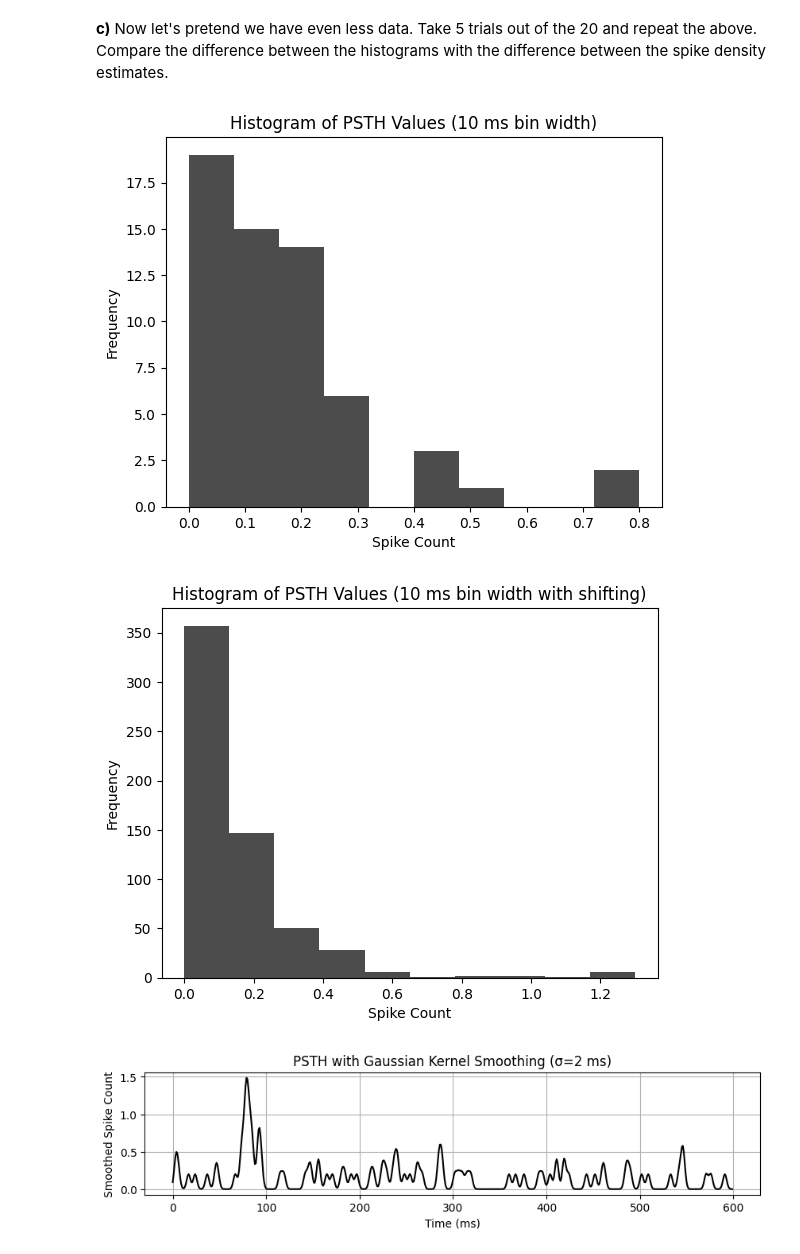
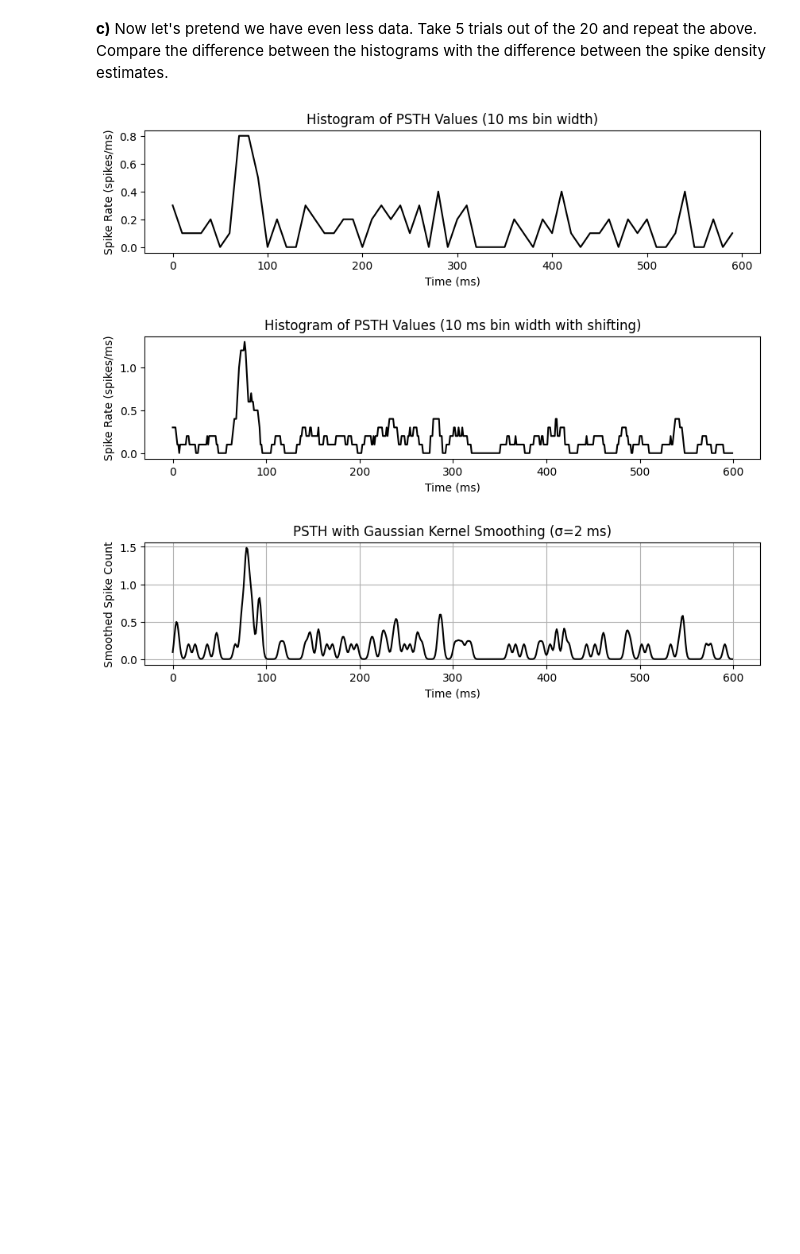
Before and after one commit to AtharvSuryawanshi/WP-5-Neural-Code, a Jupyter notebook: Exercises/Exercise_04.ipynb, the cells around one changed output. Cells and saved outputs as stored; diff of their text form; code cells hidden in the pictures; blank space fills up the shorter version.

```diff
--- a/Exercises/Exercise_04.ipynb
+++ b/Exercises/Exercise_04.ipynb
@@ -64,13 +64,13 @@ total_spikes = np.sum(spiketrains, axis=0)
 # PSTH calculation
 psth = np.zeros(num_bins)
 for i in range(num_bins):
-    psth[i] = np.sum(total_spikes[i*bin_width:(i+1)*bin_width])
+    psth[i] = np.sum(total_spikes[i*bin_width:(i+1)*bin_width])/bin_width
 
 time = np.arange(num_bins) * bin_width
 pl.figure(figsize=(10, 2))
 pl.plot(time, psth, 'k')
 pl.xlabel("Time (ms)")
-pl.ylabel("Spike Count")
+pl.ylabel("Spike Rate (spikes/ms)")
 pl.title("Peristimulus Time Histogram (PSTH)")
 pl.grid()
 pl.show()
@@ -81,13 +81,13 @@ total_spikes = np.sum(spiketrains, axis=0)
 # PSTH calculation
 psth = np.zeros(num_bins)
 for i in range(num_bins):
-    psth[i] = np.sum(total_spikes[i*bin_width:(i+1)*bin_width])
+    psth[i] = np.sum(total_spikes[i*bin_width:(i+1)*bin_width])/bin_width
 
 time = np.arange(num_bins) * bin_width
 pl.figure(figsize=(10, 2))
 pl.plot(time, psth, 'k')
 pl.xlabel("Time (ms)")
-pl.ylabel("Spike Count")
+pl.ylabel("Spike Rate (spikes/ms)")
 pl.title("Peristimulus Time Histogram (PSTH)")
 pl.grid()
 pl.show()
@@ -98,13 +98,13 @@ total_spikes = np.sum(spiketrains, axis=0)
 # PSTH calculation
 psth = np.zeros(num_bins)
 for i in range(num_bins):
-    psth[i] = np.sum(total_spikes[i*bin_width:(i+1)*bin_width])
+    psth[i] = np.sum(total_spikes[i*bin_width:(i+1)*bin_width])/bin_width
 
 time = np.arange(num_bins) * bin_width
 pl.figure(figsize=(10, 2))
 pl.plot(time, psth, 'k')
 pl.xlabel("Time (ms)")
-pl.ylabel("Spike Count")
+pl.ylabel("Spike Rate (spikes/ms)")
 pl.title("Peristimulus Time Histogram (PSTH)")
 pl.grid()
 pl.show()
@@ -225,9 +230,12 @@ psth = np.zeros(num_bins)
 for i in range(num_bins):
     psth[i] = np.mean(total_spikes[i*bin_width:(i+1)*bin_width])
 
-pl.hist(psth, color='k', alpha=0.7)
-pl.xlabel("Spike Count")
-pl.ylabel("Frequency")
+time = np.arange(num_bins) * bin_width
+pl.figure(figsize=(10, 2))
+pl.plot(time, psth, 'k')
+# pl.hist(psth, color='k', alpha=0.7)
+pl.xlabel("Time (ms)")
+pl.ylabel("Spike Rate (spikes/ms)")
 pl.title("Histogram of PSTH Values (10 ms bin width)")
 # pl.grid()
 pl.show()
@@ -236,9 +244,12 @@ average_spikes = np.zeros(len(total_spikes))
 for i in range(0 ,len(total_spikes) -  bin_width):
     average_spikes[i] = np.mean(total_spikes[i:i + bin_width])
 
-pl.hist(average_spikes, color='k', alpha=0.7)
-pl.xlabel("Spike Count")
-pl.ylabel("Frequency")
+time = np.arange(len(average_spikes)) * 1
+pl.figure(figsize=(10, 2))
+pl.plot(time, average_spikes, 'k')
+# pl.hist(average_spikes, color='k', alpha=0.7)
+pl.xlabel("Time (ms)")
+pl.ylabel("Spike Rate (spikes/ms)")
 pl.title("Histogram of PSTH Values (10 ms bin width with shifting)")
 # pl.grid()
 pl.show()
@@ -258,35 +269,35 @@ pl.grid()
 pl.show()
 
 stdev = 5
 time = np.arange(len(total_spikes))
 a = np.zeros(len(total_spikes))
 for t in range(len(total_spikes)):
     for ti in range(len(total_spikes)):
         a[t] += total_spikes[ti] * kernel(t, ti, stdev)
 pl.figure(figsize=(10, 2))
 pl.plot(time, a, 'k')
 pl.xlabel("Time (ms)")
 pl.ylabel("Smoothed Spike Count")
 pl.title(f"PSTH with Gaussian Kernel Smoothing (σ={stdev} ms)")
 pl.grid()
 pl.show()
 
 stdev = 10
 time = np.arange(len(total_spikes))
 a = np.zeros(len(total_spikes))
 for t in range(len(total_spikes)):
     for ti in range(len(total_spikes)):
         a[t] += total_spikes[ti] * kernel(t, ti, stdev)
 pl.figure(figsize=(10, 2))
 pl.plot(time, a, 'k')
 pl.xlabel("Time (ms)")
 pl.ylabel("Smoothed Spike Count")
 pl.title(f"PSTH with Gaussian Kernel Smoothing (σ={stdev} ms)")
 pl.grid()
 pl.show()
 # %% [output]
-[figure, old version]
+[figure, new version]
-[figure, old version]
+[figure, new version]
 [figure]
 [figure]
 [figure]
```
Also changed, not shown: parts of 4 cells of this notebook, 3 other files.
